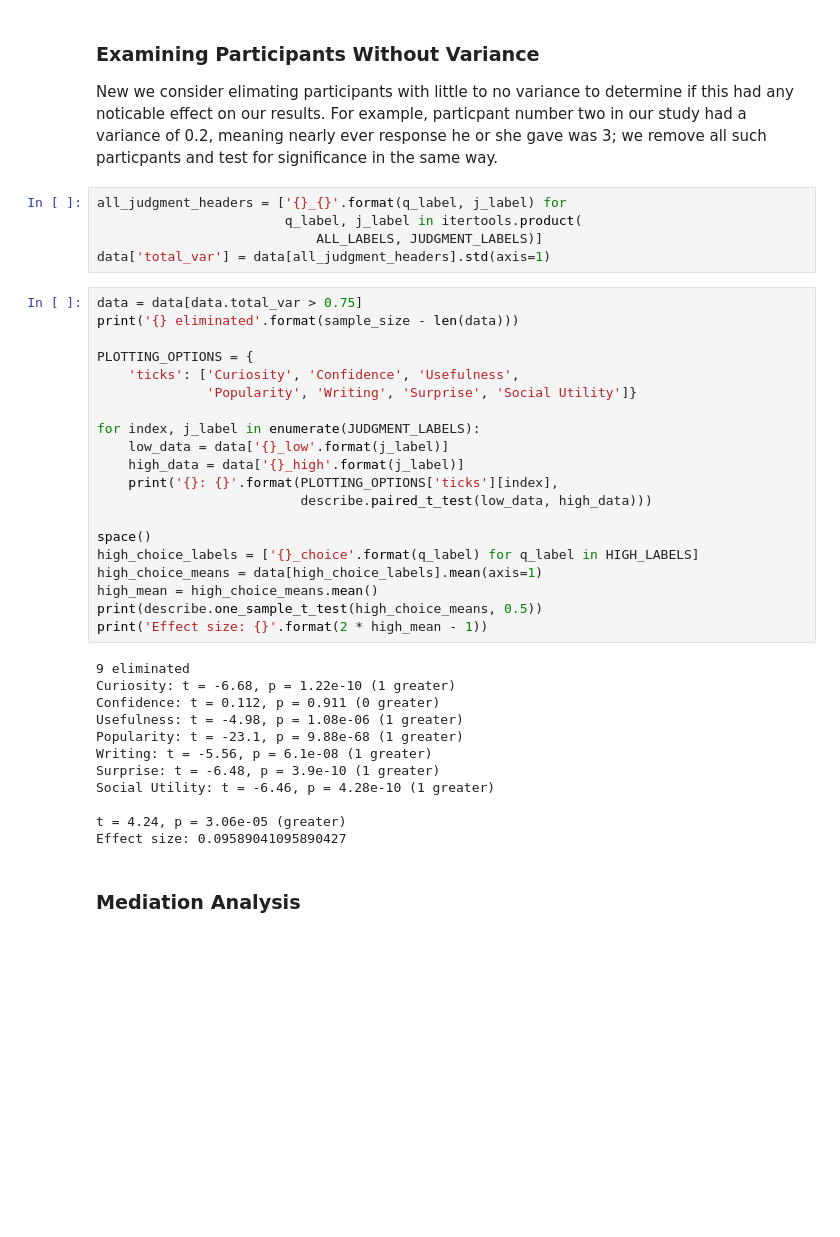
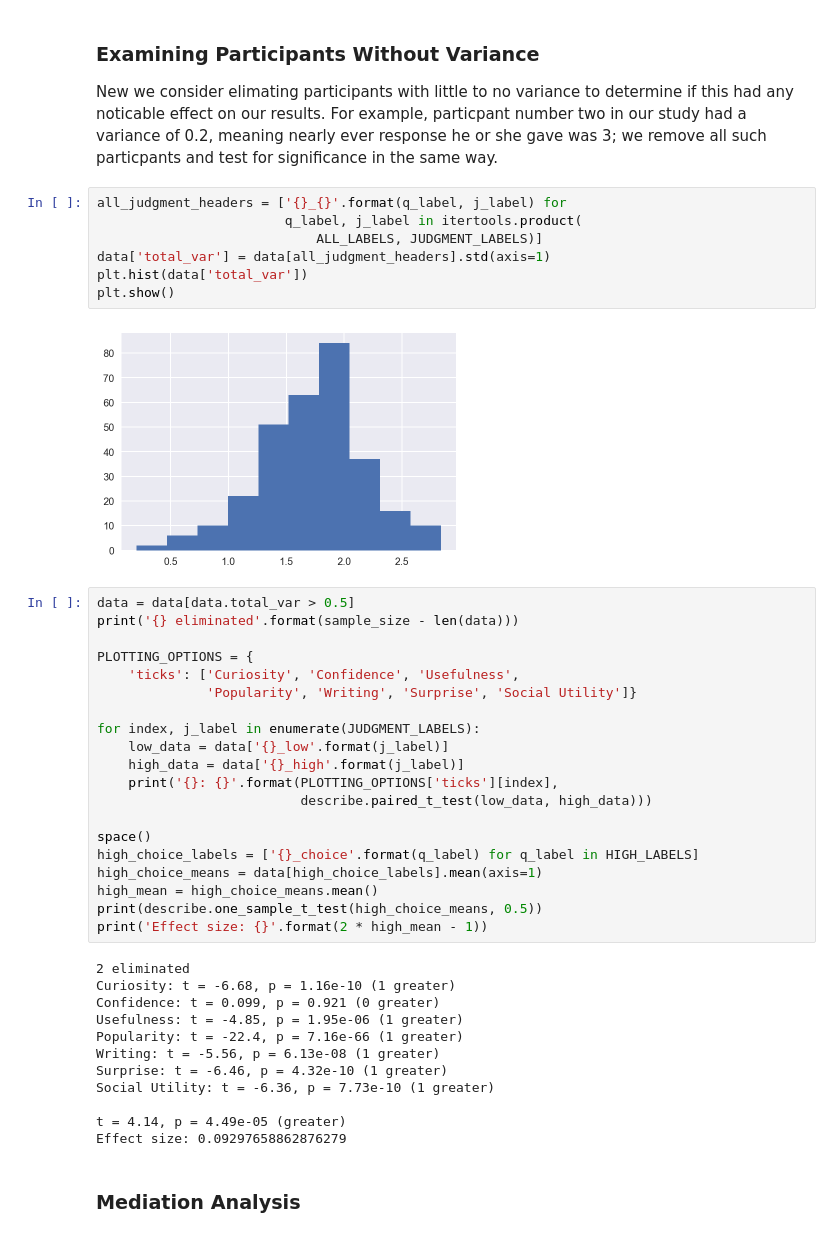
Before and after one commit to hermish/concepts-research, a Jupyter notebook: analysis/5-cogsci-paper/1-experiment-three.ipynb, the cells around one changed output. Cells and saved outputs as stored; diff of their text form; blank space fills up the shorter version.

```diff
--- a/analysis/5-cogsci-paper/1-experiment-three.ipynb
+++ b/analysis/5-cogsci-paper/1-experiment-three.ipynb
@@ -167,10 +170,14 @@ New we consider elimating participants with little to no variance to determine i
 # %%
 all_judgment_headers = ['{}_{}'.format(q_label, j_label) for
                         q_label, j_label in itertools.product(
                             ALL_LABELS, JUDGMENT_LABELS)]
 data['total_var'] = data[all_judgment_headers].std(axis=1)
+plt.hist(data['total_var'])
+plt.show()
+# %% [output]
+[figure, added]
 # %%
-data = data[data.total_var > 0.75]
+data = data[data.total_var > 0.5]
 print('{} eliminated'.format(sample_size - len(data)))
 
 PLOTTING_OPTIONS = {
@@ -190,17 +197,17 @@ high_mean = high_choice_means.mean()
 print(describe.one_sample_t_test(high_choice_means, 0.5))
 print('Effect size: {}'.format(2 * high_mean - 1))
 # %% [output]
-9 eliminated
-Curiosity: t = -6.68, p = 1.22e-10 (1 greater)
-Confidence: t = 0.112, p = 0.911 (0 greater)
-Usefulness: t = -4.98, p = 1.08e-06 (1 greater)
-Popularity: t = -23.1, p = 9.88e-68 (1 greater)
-Writing: t = -5.56, p = 6.1e-08 (1 greater)
-Surprise: t = -6.48, p = 3.9e-10 (1 greater)
-Social Utility: t = -6.46, p = 4.28e-10 (1 greater)
+2 eliminated
+Curiosity: t = -6.68, p = 1.16e-10 (1 greater)
+Confidence: t = 0.099, p = 0.921 (0 greater)
+Usefulness: t = -4.85, p = 1.95e-06 (1 greater)
+Popularity: t = -22.4, p = 7.16e-66 (1 greater)
+Writing: t = -5.56, p = 6.13e-08 (1 greater)
+Surprise: t = -6.46, p = 4.32e-10 (1 greater)
+Social Utility: t = -6.36, p = 7.73e-10 (1 greater)
 
-t = 4.24, p = 3.06e-05 (greater)
-Effect size: 0.09589041095890427
+t = 4.14, p = 4.49e-05 (greater)
+Effect size: 0.09297658862876279
 # %% [markdown]
 ### Mediation Analysis
 # %%
```
Also changed, not shown: parts of 5 cells of this notebook, 38 other files.
